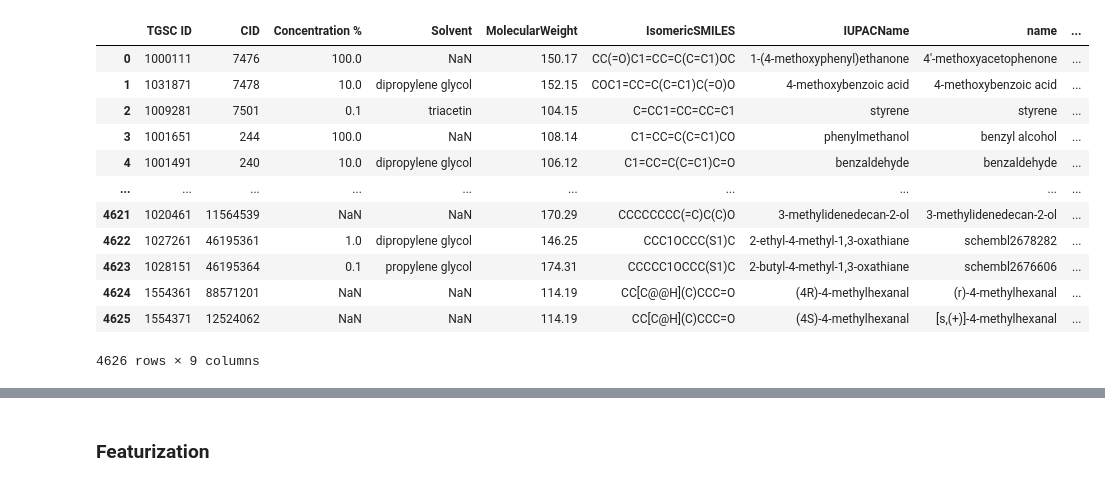
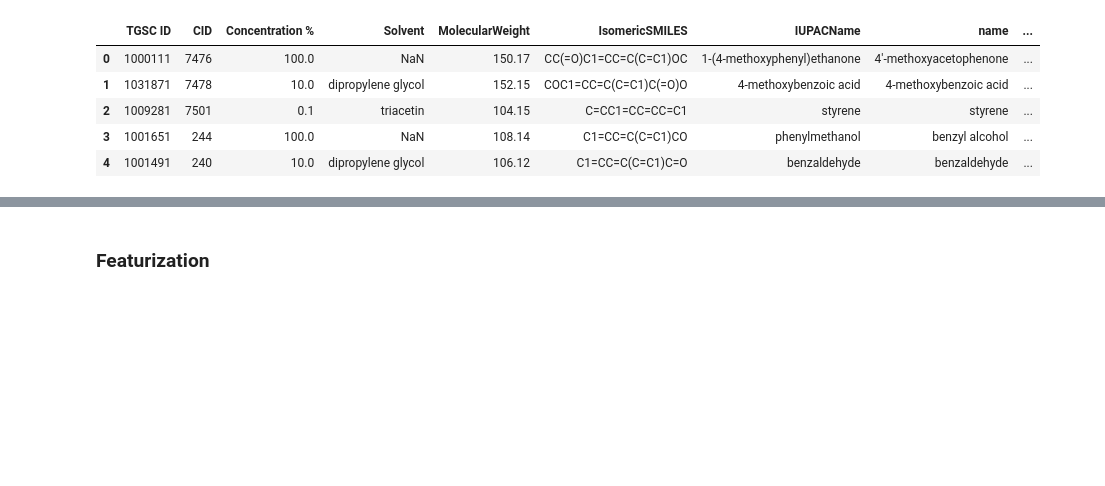
Before and after one commit to cluiverto/osmo, a Jupyter notebook: notebooks/morgan_mordred_daylight.ipynb, the cells around one changed output, grey strips where cells are left out. Drawn from its saved outputs; the diff is of its cells as text; code cells hidden in the pictures; blank space fills up the shorter version.

```diff
--- a/notebooks/morgan_mordred_daylight.ipynb
+++ b/notebooks/morgan_mordred_daylight.ipynb
@@ -1,37 +1,33 @@
 # %%
 import pandas as pd
 import numpy as np
 from sklearn.preprocessing import MultiLabelBinarizer
 from sklearn.ensemble import RandomForestClassifier
 from skmultilearn.problem_transform import ClassifierChain
 from skmultilearn.model_selection import iterative_train_test_split
 from sklearn.metrics import f1_score, precision_score, recall_score, roc_auc_score
-from sklearn.impute import SimpleImputer
-
-from sklearn.impute import KNNImputer
+import os
+import sys
 
 
+# Zakładam, że folder 'scripts' jest na tym samym poziomie co 'notebooks'
+scripts_path = os.path.abspath(os.path.join('..', 'scripts'))
+if scripts_path not in sys.path:
+    sys.path.append(scripts_path)
 
-
+# Teraz możesz importować moduł
 from predicting_odor_from_molecular_structure import *
 
 
 df = goodscents()
-df
+df.head()
 # %% [output]
 |  | TGSC ID | CID | Concentration % | Solvent | MolecularWeight | IsomericSMILES | IUPACName | name | ... |
 | 0 | 1000111 | 7476 | 100.0 | NaN | 150.17 | CC(=O)C1=CC=C(C=C1)OC | 1-(4-methoxyphenyl)ethanone | 4'-methoxyacetophenone | ... |
 | 1 | 1031871 | 7478 | 10.0 | dipropylene glycol | 152.15 | COC1=CC=C(C=C1)C(=O)O | 4-methoxybenzoic acid | 4-methoxybenzoic acid | ... |
 | 2 | 1009281 | 7501 | 0.1 | triacetin | 104.15 | C=CC1=CC=CC=C1 | styrene | styrene | ... |
 | 3 | 1001651 | 244 | 100.0 | NaN | 108.14 | C1=CC=C(C=C1)CO | phenylmethanol | benzyl alcohol | ... |
 | 4 | 1001491 | 240 | 10.0 | dipropylene glycol | 106.12 | C1=CC=C(C=C1)C=O | benzaldehyde | benzaldehyde | ... |
-| ... | ... | ... | ... | ... | ... | ... | ... | ... | ... |
-| 4621 | 1020461 | 11564539 | NaN | NaN | 170.29 | CCCCCCCC(=C)C(C)O | 3-methylidenedecan-2-ol | 3-methylidenedecan-2-ol | ... |
-| 4622 | 1027261 | 46195361 | 1.0 | dipropylene glycol | 146.25 | CCC1OCCC(S1)C | 2-ethyl-4-methyl-1,3-oxathiane | schembl2678282 | ... |
-| 4623 | 1028151 | 46195364 | 0.1 | propylene glycol | 174.31 | CCCCC1OCCC(S1)C | 2-butyl-4-methyl-1,3-oxathiane | schembl2676606 | ... |
-| 4624 | 1554361 | 88571201 | NaN | NaN | 114.19 | CC[C@@H](C)CCC=O | (4R)-4-methylhexanal | (r)-4-methylhexanal | ... |
-| 4625 | 1554371 | 12524062 | NaN | NaN | 114.19 | CC[C@H](C)CCC=O | (4S)-4-methylhexanal | [s,(+)]-4-methylhexanal | ... |
-4626 rows × 9 columns
 # %%
 df = reduce_df(df, minimum=30)
 df.shape
```
Also changed, not shown: parts of 21 cells of this notebook, 10 other files.
